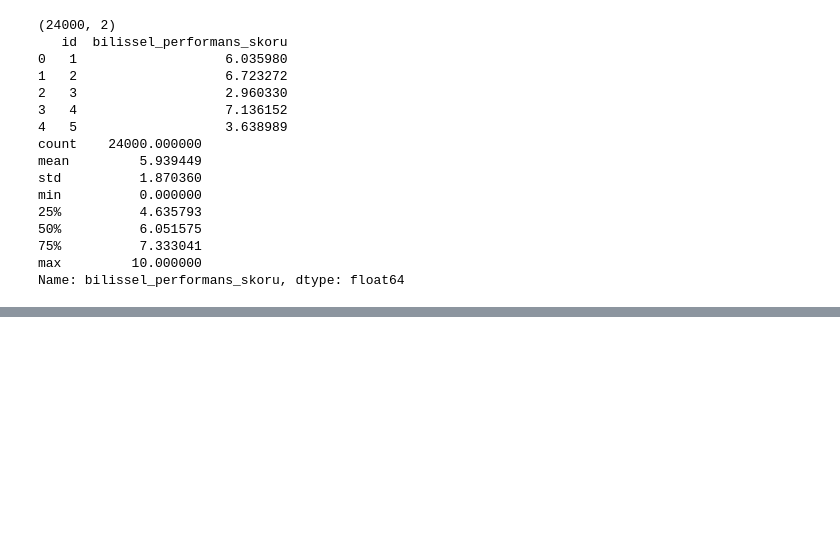
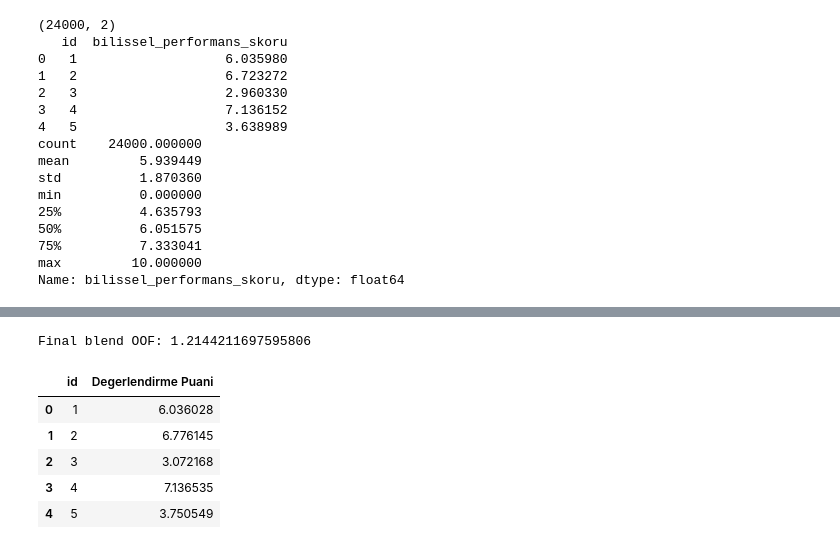
Before and after one commit to erenylldz/YZTA-2026---Datathon, a Jupyter notebook: 03_oof_ensemble.ipynb, the cells around one changed output, grey strips where cells are left out. Cells and saved outputs as stored; diff of their text form; code cells hidden in the pictures; blank space fills up the shorter version.

```diff
--- a/03_oof_ensemble.ipynb
+++ b/03_oof_ensemble.ipynb
@@ -3456,0 +4851,32 @@ Name: bilissel_performans_skoru, dtype: float64
+# %%
+best_w_27 = 0.033
+best_w_20e = 0.967
+
+oof_20e = np.load("oof_20e_recreated.npy")
+test_20e = np.load("test_20e_recreated.npy")
+
+oof_27 = np.load("oof_exp27_cat_native_clean.npy")
+test_27 = np.load("test_exp27_cat_native_clean.npy")
+
+final_oof_blend = best_w_20e * oof_20e + best_w_27 * oof_27
+final_test_blend = best_w_20e * test_20e + best_w_27 * test_27
+
+print("Final blend OOF:", rmse(y, final_oof_blend))
+# %% [output]
+Final blend OOF: 1.2144211697595806
+# %%
+submission_final_blend = pd.DataFrame({
+    "id": test["id"],
+    "Degerlendirme Puani": final_test_blend
+})
+
+submission_final_blend.to_csv("submission_20e_recreated_exp27_blend.csv", index=False)
+
+submission_final_blend.head()
+# %% [output]
+|  | id | Degerlendirme Puani |
+| 0 | 1 | 6.036028 |
+| 1 | 2 | 6.776145 |
+| 2 | 3 | 3.072168 |
+| 3 | 4 | 7.136535 |
+| 4 | 5 | 3.750549 |
```
Also changed, not shown: parts of 49 cells of this notebook, 17 other files.
